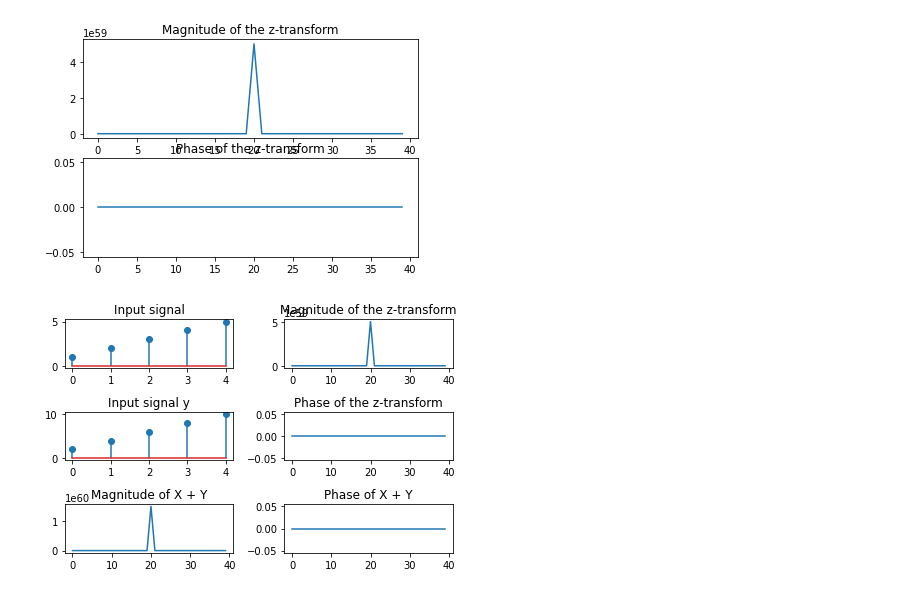
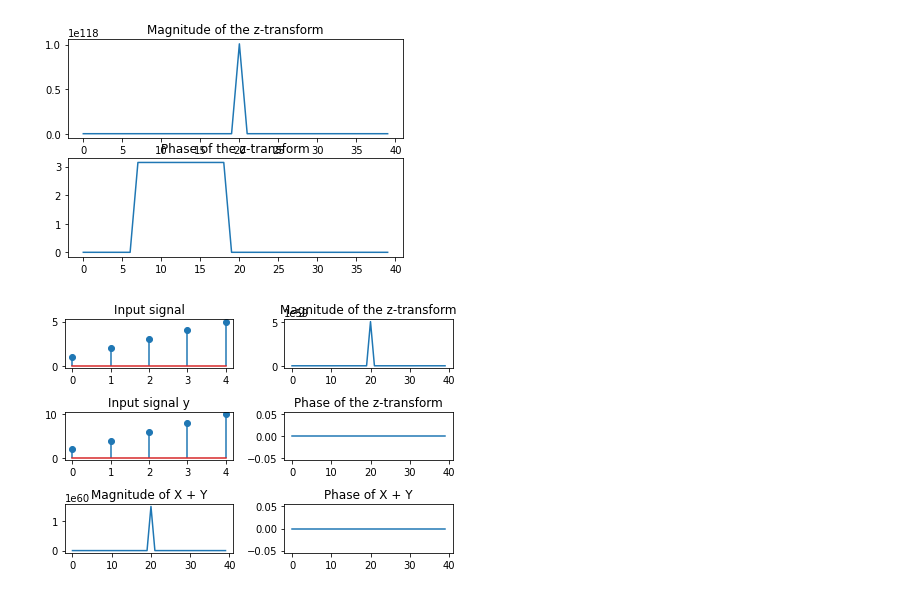
Before and after one commit to ProfessorDong/DSP-Course-Examples, a Jupyter notebook: z_Transform.ipynb, the cells around one changed output. Cells and saved outputs as stored; diff of their text form; code cells hidden in the pictures.

```diff
--- a/z_Transform.ipynb
+++ b/z_Transform.ipynb
@@ -3,35 +3,35 @@
 # %%
 import numpy as np
 import matplotlib.pyplot as plt
 
 # Define the input signal
-x = np.array([1, 2, 3, 4, 5])
+x = np.array([1, 2, 3, 4, 5, 6, 7, 8, 1])
 
 # Define the z-transform function
 def z_transform(x):
     # Initialize an empty list to store the z-transform values
     X = []
     # Loop over all possible values of z in the complex plane
     for z in np.arange(-2, 2, 0.1):
         # Calculate the z-transform of x at the current value of z
         Xz = np.sum(x * (z ** (-np.arange(len(x)))))
         # Append the z-transform value to the list
         X.append(Xz)
     return np.array(X)
 
 # Calculate the z-transform of the input signal
 X = z_transform(x)
 
 # Plot the magnitude and phase of the z-transform
 plt.subplot(2, 1, 1)
 plt.plot(np.abs(X))
 plt.title('Magnitude of the z-transform')
 plt.subplot(2, 1, 2)
 plt.plot(np.angle(X))
 plt.title('Phase of the z-transform')
 plt.show()
 # %% [output]
-[figure, old version]
+[figure, new version]
 # %%
 import numpy as np
 import matplotlib.pyplot as plt
```
Also changed, not shown: parts of 2 cells of this notebook.
